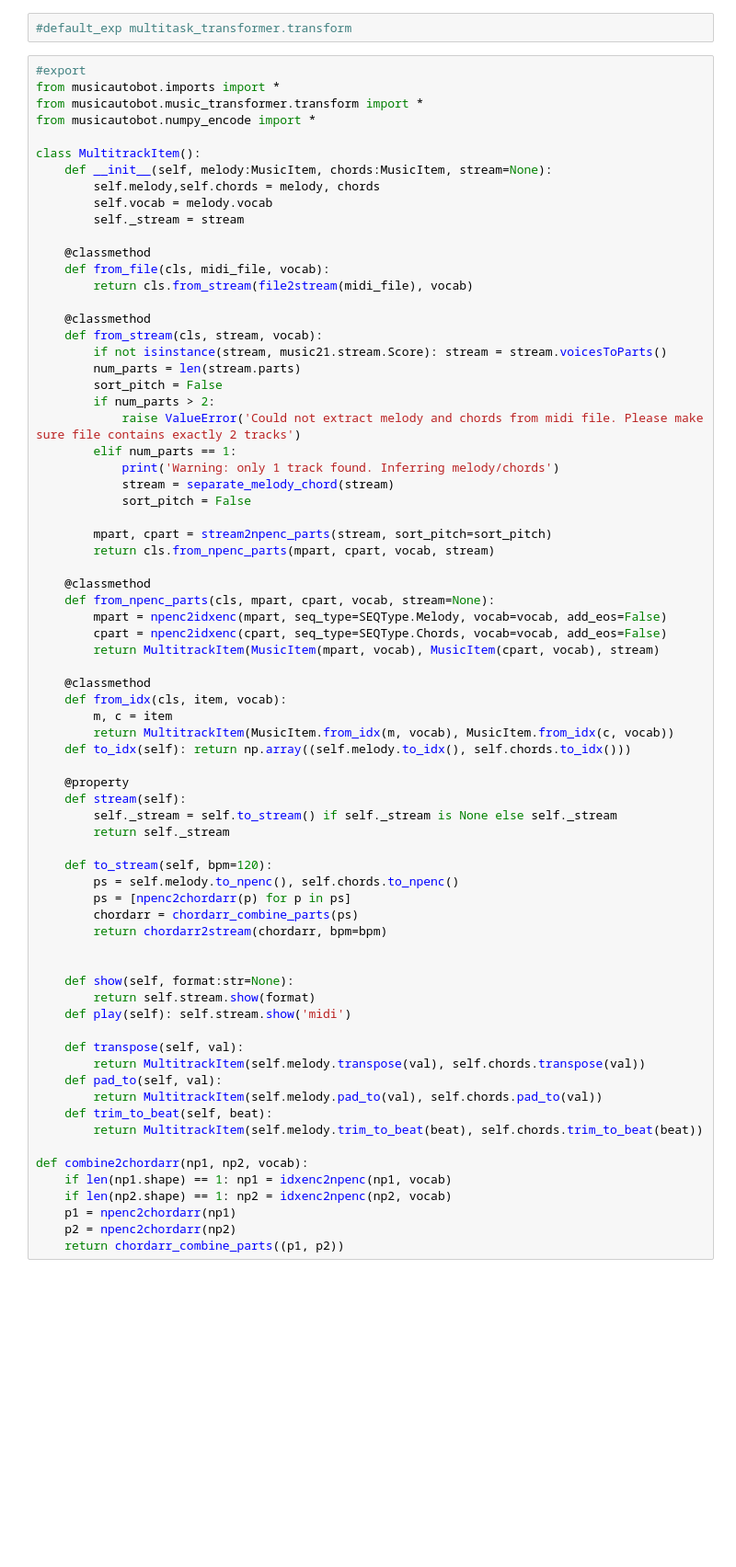
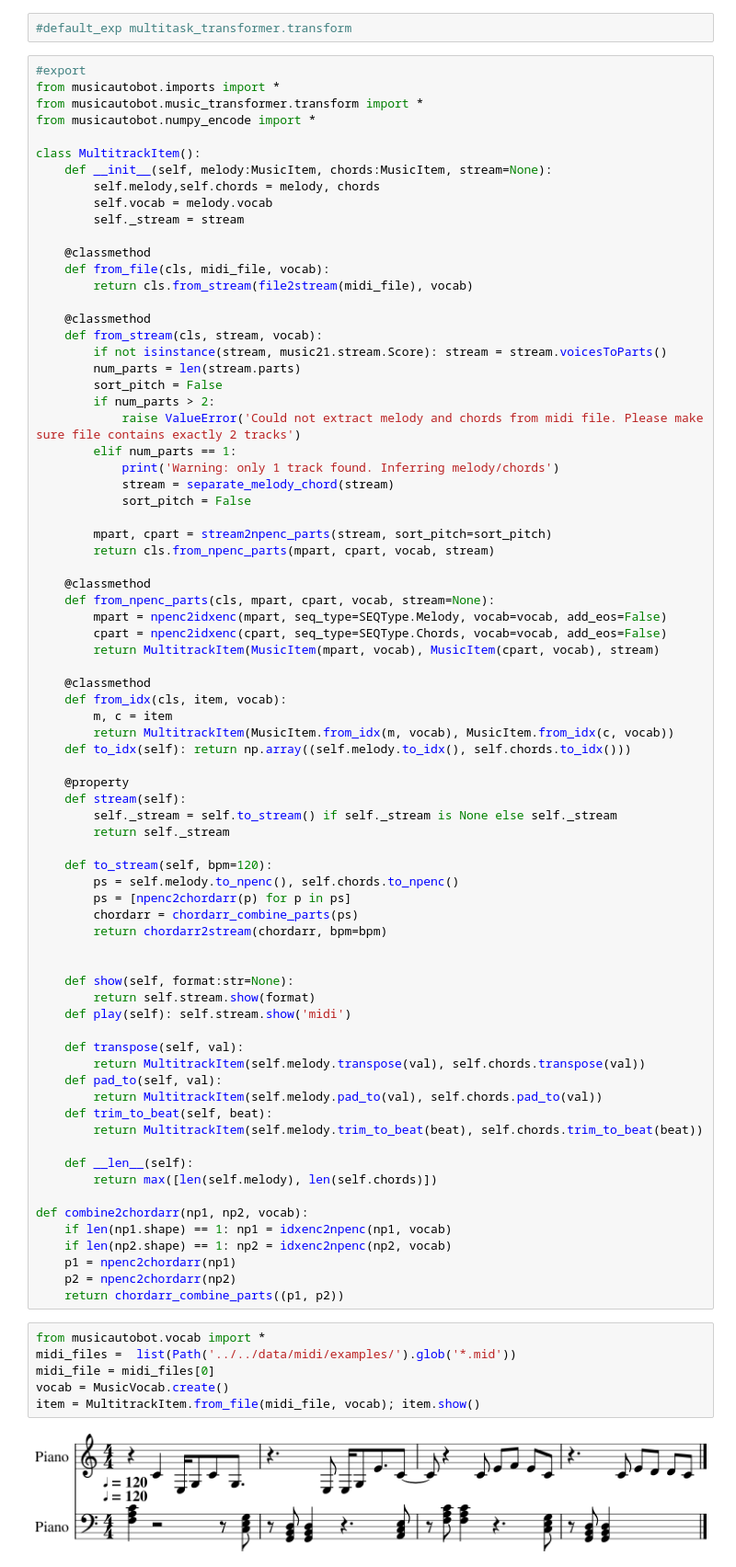
Before and after one commit to bearpelican/musicautobot, a Jupyter notebook: develop/multitask_transformer/transform.ipynb, the cells around one changed output. Shown at 92% size. Drawn from its saved outputs; the diff is of its cells as text; blank space fills up the shorter version.

Commit message:
Initial data loading done for multitask

```diff
--- a/develop/multitask_transformer/transform.ipynb
+++ b/develop/multitask_transformer/transform.ipynb
@@ -66,12 +66,23 @@ class MultitrackItem():
     def trim_to_beat(self, beat):
         return MultitrackItem(self.melody.trim_to_beat(beat), self.chords.trim_to_beat(beat))
 
+    def __len__(self):
+        return max([len(self.melody), len(self.chords)])
+
 def combine2chordarr(np1, np2, vocab):
     if len(np1.shape) == 1: np1 = idxenc2npenc(np1, vocab)
     if len(np2.shape) == 1: np2 = idxenc2npenc(np2, vocab)
     p1 = npenc2chordarr(np1)
     p2 = npenc2chordarr(np2)
     return chordarr_combine_parts((p1, p2))
+# %%
+from musicautobot.vocab import *
+midi_files =  list(Path('../../data/midi/examples/').glob('*.mid'))
+midi_file = midi_files[0]
+vocab = MusicVocab.create()
+item = MultitrackItem.from_file(midi_file, vocab); item.show()
+# %% [output]
+[figure, added]
 # %%
 #hide
 from nbdev.export import notebook2script
```
Also changed, not shown: parts of 1 cell of this notebook, 12 other files.
